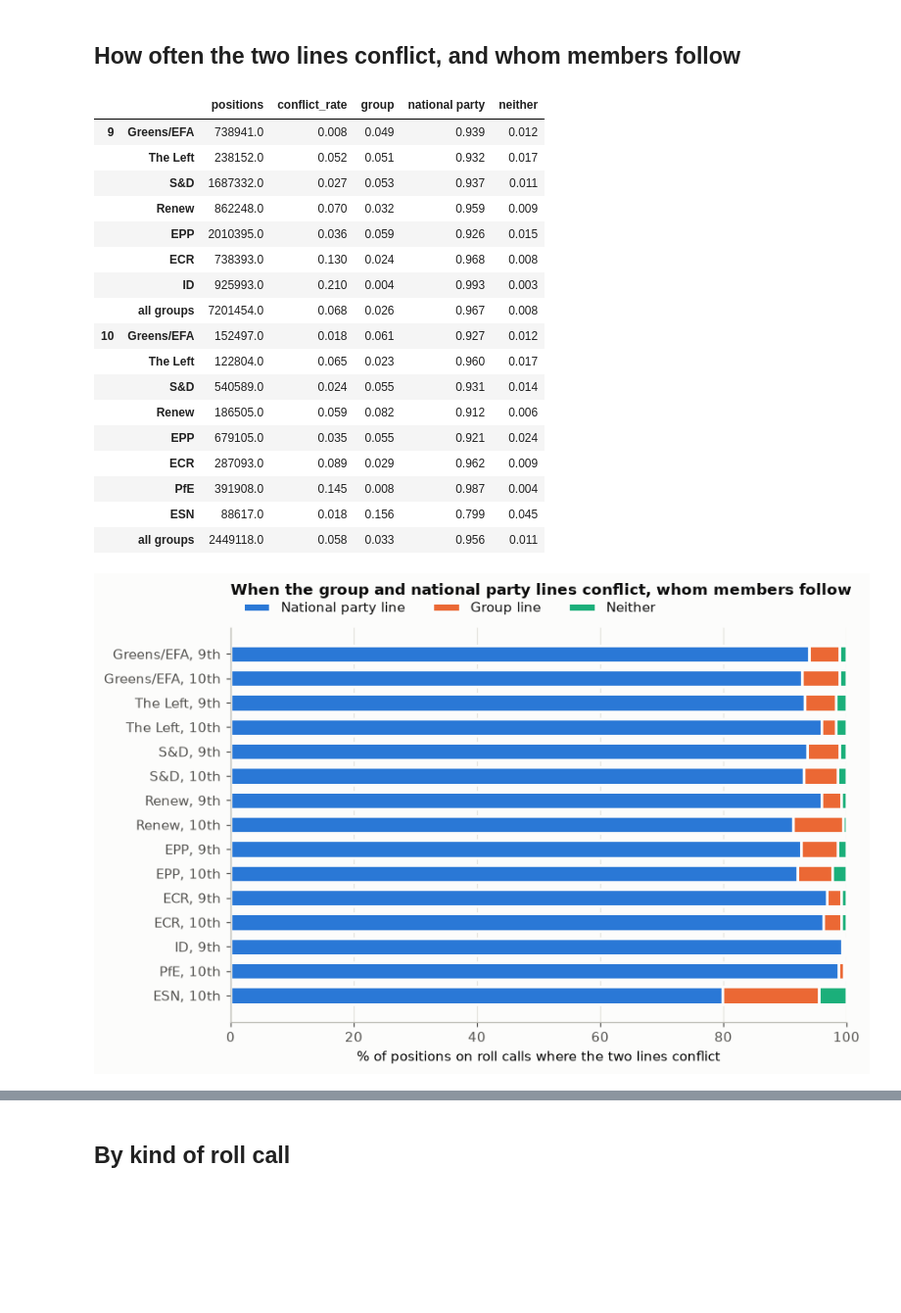
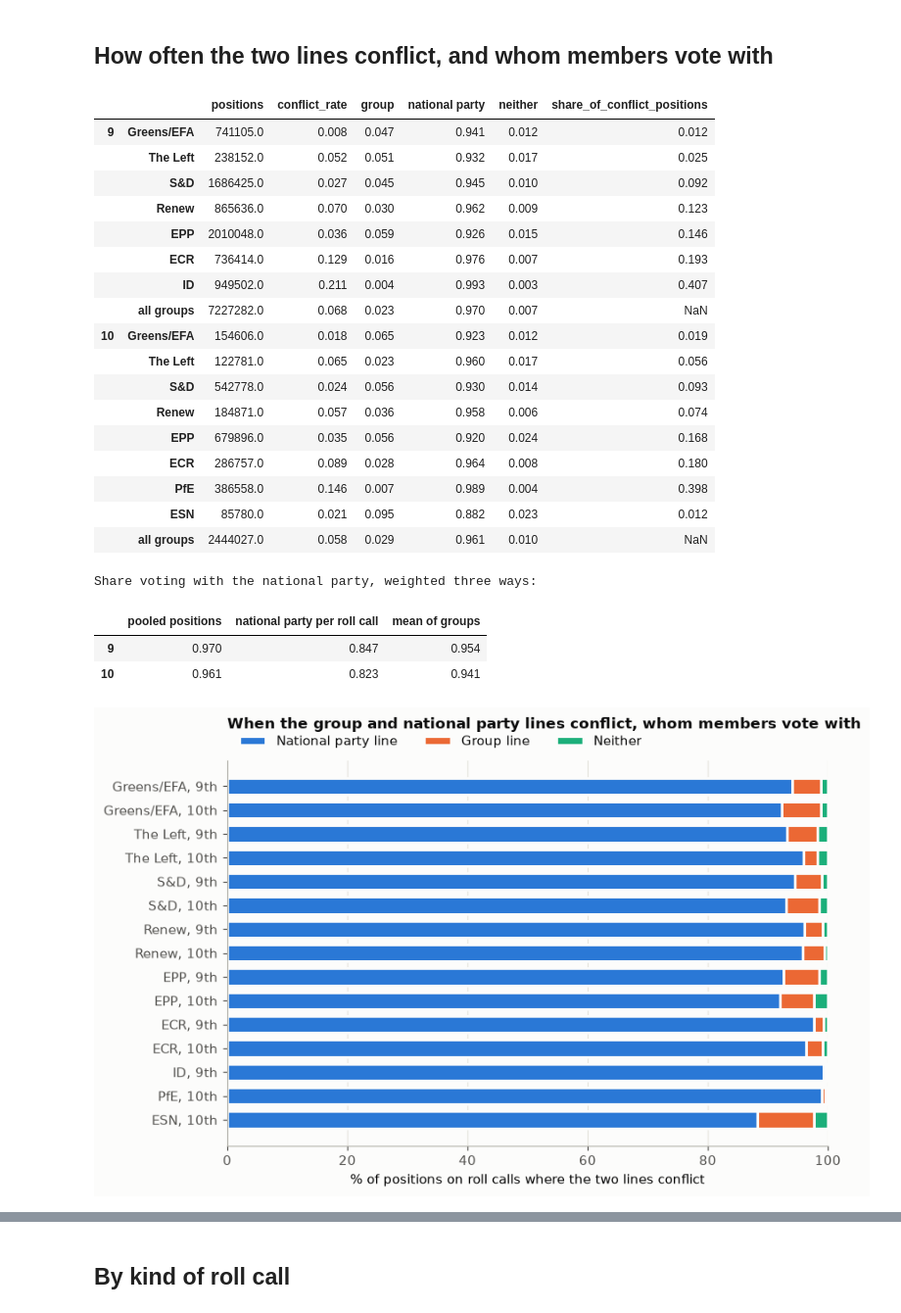
Before and after one commit to iisma-ai/political-spectrum-ml, a Jupyter notebook: european_parliament/pipeline/vote_explanation/notebooks/02_group_or_national_party.ipynb, the cells around one changed output, grey strips where cells are left out. Shown at 98% size. Cells and saved outputs as stored; diff of their text form; code cells hidden in the pictures; blank space fills up the shorter version.

```diff
--- a/european_parliament/pipeline/vote_explanation/notebooks/02_group_or_national_party.ipynb
+++ b/european_parliament/pipeline/vote_explanation/notebooks/02_group_or_national_party.ipynb
@@ -65,7 +67,13 @@ COMMITTEE_LABELS = dict(zip(committees["code"], committees["label"])) | {"JOINT"
 independents = independent_party_ids(load("national_parties"))
 frames = []
 for term in TERMS:
-    frames.append(defection_rows(load_votes(term), no_party_ids=independents))
+    votes = load_votes(term)
+    # Seats: members of the national party in the same group listed on the roll call, whatever their position.
+    seats = votes.groupby(["vote_id", "group_code", "national_party_id"], observed=True).size().rename("party_seats").reset_index()
+    seats["group_code"] = seats["group_code"].astype(str)
+    term_rows = defection_rows(votes, no_party_ids=independents)
+    frames.append(term_rows.merge(seats, on=["vote_id", "group_code", "national_party_id"], how="left"))
+    del votes, term_rows
 rows = pd.concat(frames, ignore_index=True)
 del frames
 rows = rows.join(rollcalls[["half", "minority_share", "minority_share_with_abstention", "vote_part",
@@ -73,13 +81,13 @@ rows = rows.join(rollcalls[["half", "minority_share", "minority_share_with_abste
 contested = rows[rows["minority_share"] >= 0.025]
 print(f"{len(rows):,} active positions; {len(contested):,} on contested roll calls")
 
+from explanation import placebo_colleagues
+
 grouped = contested[contested["group_code"] != NON_ATTACHED].copy()
 both = grouped.dropna(subset=["conflict"])
-print("Share of group members' positions with a national party line:",
-      grouped.groupby("term")["party_line"].apply(lambda s: (s >= 0).mean()).round(3).to_dict())
-print("Share of positions against united national colleagues, all positions with a national party line:",
-      grouped.groupby("term")["defected_party"].mean().round(4).to_dict())
-print("The same, on positions where the national party line matches the group line:",
+print("What members' national colleagues did, share of group members' positions:")
+display(grouped.groupby("term")["colleagues"].value_counts(normalize=True).unstack().round(3))
+print("Share of positions against united national colleagues, when the two lines agree:",
       both[both["conflict"] == 0].groupby("term")["defected_party"].mean().round(4).to_dict())
 # %% [output]
 16,616,129 active positions; 15,624,395 on contested roll calls
@@ -89,55 +100,67 @@ The same, on positions where the national party line matches the group line: {np
 # %% [markdown]
-## How often the two lines conflict, and whom members follow
+## How often the two lines conflict, and whom members vote with
 # %%
 conflicts = both[both["conflict"] == 1].copy()
 conflicts["follows"] = follows(conflicts)
 table = both.groupby(["term", "group_code"]).agg(positions=("conflict", "size"), conflict_rate=("conflict", "mean"))
-shares = conflicts.groupby(["term", "group_code"])["follows"].value_counts(normalize=True).unstack(fill_value=0)
-table = table.join(shares)
+table = table.join(conflicts.groupby(["term", "group_code"])["follows"].value_counts(normalize=True).unstack(fill_value=0))
+table["share_of_conflict_positions"] = conflicts.groupby(["term", "group_code"]).size() / conflicts.groupby("term").size()
 overall = both.groupby("term").agg(positions=("conflict", "size"), conflict_rate=("conflict", "mean")).join(
     conflicts.groupby("term")["follows"].value_counts(normalize=True).unstack(fill_value=0))
 table = pd.concat([table, overall.assign(group_code="all groups").set_index("group_code", append=True)])
 table = table.reindex(pd.MultiIndex.from_product([TERMS, GROUP_ORDER[:-1] + ["all groups"]])).dropna(how="all")
 display(table.rename(index=LABELS, level=1).round(3))
+
+# The pooled share counts each member of a large delegation separately. Two other ways of weighting it:
+events = conflicts.groupby(["term", "vote_id", "group_code", "national_party_id"])["follows"].apply(
+    lambda s: s.eq("national party").mean()).groupby("term").mean()
+per_group = table.drop(index="all groups", level=1)["national party"].groupby(level=0).mean()
+print("Share voting with the national party, weighted three ways:")
+display(pd.DataFrame({"pooled positions": overall["national party"], "national party per roll call": events,
+                      "mean of groups": per_group}).round(3))
 # %% [output]
-|  |  | positions | conflict_rate | group | national party | neither |
-| 9 | Greens/EFA | 738941.0 | 0.008 | 0.049 | 0.939 | 0.012 |
-|  | The Left | 238152.0 | 0.052 | 0.051 | 0.932 | 0.017 |
-|  | S&D | 1687332.0 | 0.027 | 0.053 | 0.937 | 0.011 |
-|  | Renew | 862248.0 | 0.070 | 0.032 | 0.959 | 0.009 |
-|  | EPP | 2010395.0 | 0.036 | 0.059 | 0.926 | 0.015 |
-|  | ECR | 738393.0 | 0.130 | 0.024 | 0.968 | 0.008 |
-|  | ID | 925993.0 | 0.210 | 0.004 | 0.993 | 0.003 |
-|  | all groups | 7201454.0 | 0.068 | 0.026 | 0.967 | 0.008 |
-| 10 | Greens/EFA | 152497.0 | 0.018 | 0.061 | 0.927 | 0.012 |
-|  | The Left | 122804.0 | 0.065 | 0.023 | 0.960 | 0.017 |
-|  | S&D | 540589.0 | 0.024 | 0.055 | 0.931 | 0.014 |
-|  | Renew | 186505.0 | 0.059 | 0.082 | 0.912 | 0.006 |
-|  | EPP | 679105.0 | 0.035 | 0.055 | 0.921 | 0.024 |
-|  | ECR | 287093.0 | 0.089 | 0.029 | 0.962 | 0.009 |
-|  | PfE | 391908.0 | 0.145 | 0.008 | 0.987 | 0.004 |
-|  | ESN | 88617.0 | 0.018 | 0.156 | 0.799 | 0.045 |
-|  | all groups | 2449118.0 | 0.058 | 0.033 | 0.956 | 0.011 |
+|  |  | positions | conflict_rate | group | national party | neither | share_of_conflict_positions |
+| 9 | Greens/EFA | 741105.0 | 0.008 | 0.047 | 0.941 | 0.012 | 0.012 |
+|  | The Left | 238152.0 | 0.052 | 0.051 | 0.932 | 0.017 | 0.025 |
+|  | S&D | 1686425.0 | 0.027 | 0.045 | 0.945 | 0.010 | 0.092 |
+|  | Renew | 865636.0 | 0.070 | 0.030 | 0.962 | 0.009 | 0.123 |
+|  | EPP | 2010048.0 | 0.036 | 0.059 | 0.926 | 0.015 | 0.146 |
+|  | ECR | 736414.0 | 0.129 | 0.016 | 0.976 | 0.007 | 0.193 |
+|  | ID | 949502.0 | 0.211 | 0.004 | 0.993 | 0.003 | 0.407 |
+|  | all groups | 7227282.0 | 0.068 | 0.023 | 0.970 | 0.007 | NaN |
+| 10 | Greens/EFA | 154606.0 | 0.018 | 0.065 | 0.923 | 0.012 | 0.019 |
+|  | The Left | 122781.0 | 0.065 | 0.023 | 0.960 | 0.017 | 0.056 |
+|  | S&D | 542778.0 | 0.024 | 0.056 | 0.930 | 0.014 | 0.093 |
+|  | Renew | 184871.0 | 0.057 | 0.036 | 0.958 | 0.006 | 0.074 |
+|  | EPP | 679896.0 | 0.035 | 0.056 | 0.920 | 0.024 | 0.168 |
+|  | ECR | 286757.0 | 0.089 | 0.028 | 0.964 | 0.008 | 0.180 |
+|  | PfE | 386558.0 | 0.146 | 0.007 | 0.989 | 0.004 | 0.398 |
+|  | ESN | 85780.0 | 0.021 | 0.095 | 0.882 | 0.023 | 0.012 |
+|  | all groups | 2444027.0 | 0.058 | 0.029 | 0.961 | 0.010 | NaN |
+Share voting with the national party, weighted three ways:
+|  | pooled positions | national party per roll call | mean of groups |
+| 9 | 0.970 | 0.847 | 0.954 |
+| 10 | 0.961 | 0.823 | 0.941 |
 # %%
 shares = conflicts.groupby(["group_code", "term"])["follows"].value_counts(normalize=True).unstack(fill_value=0)
 shares = shares.reindex(pd.MultiIndex.from_tuples([(g, t) for g in ordered(conflicts["group_code"]) for t in TERMS
                                                     if (g, t) in shares.index]))
 labels = [f"{LABELS[g]}, {t}th" for g, t in shares.index]
 fig, axis = plt.subplots(figsize=(8, 5.2))
 positions = np.arange(len(shares))[::-1]
 left = np.zeros(len(shares))
 for column, color, name in zip(["national party", "group", "neither"], SERIES,
                                ["National party line", "Group line", "Neither"]):
     axis.barh(positions, shares[column] * 100, left=left, color=color, label=name, height=0.7,
               edgecolor="#fcfcfb", linewidth=2)
     left += shares[column].to_numpy() * 100
 axis.set_yticks(positions, labels)
 axis.set_xlim(0, 100)
 axis.set_xlabel("% of positions on roll calls where the two lines conflict")
-axis.set_title("When the group and national party lines conflict, whom members follow", pad=24)
+axis.set_title("When the group and national party lines conflict, whom members vote with", pad=24)
 axis.legend(loc="lower left", bbox_to_anchor=(0, 1.0), ncol=3)
 axis.grid(axis="y", visible=False)
 fig.tight_layout()
 plt.show()
 # %% [output]
-[figure, old version]
+[figure, new version]
```
Also changed, not shown: parts of 26 cells of this notebook, 8 other files.
